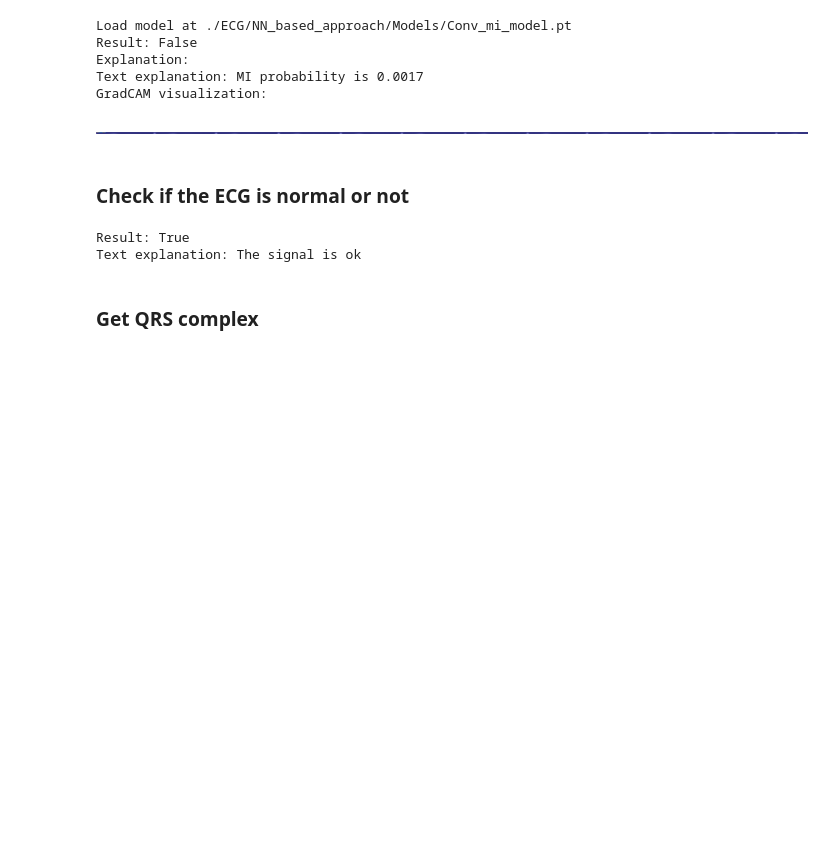
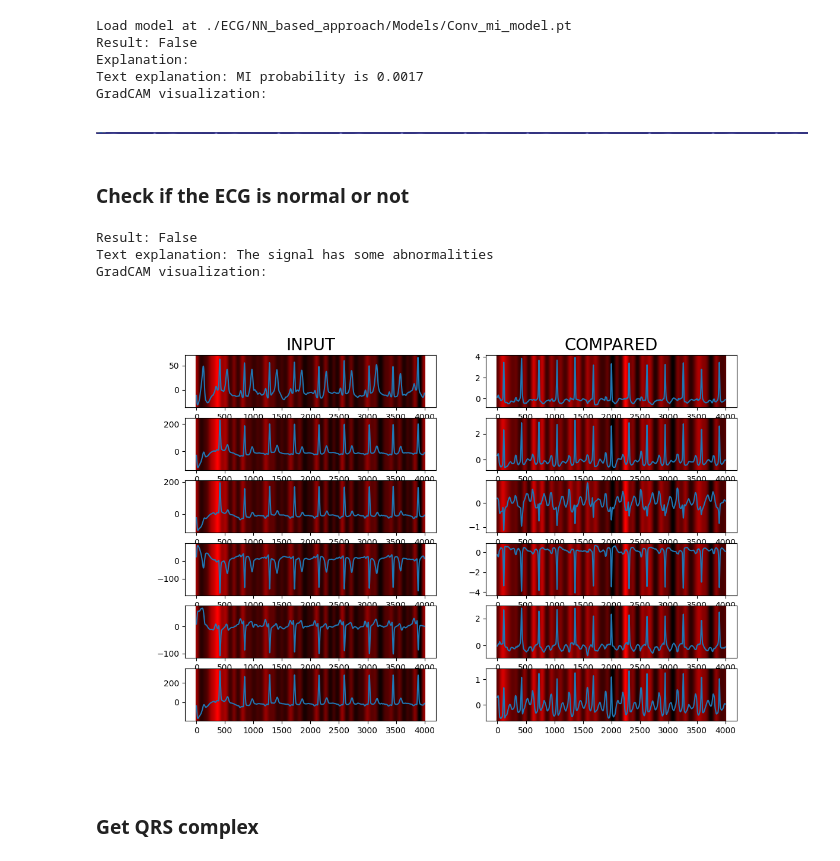
Before and after one commit to aimclub/ECG, a Jupyter notebook: examples/intro_to_ECG.ipynb, the cells around one changed output. Saved outputs shown, nothing was run; the diff lists cells and outputs as text; code cells hidden in the pictures; blank space fills up the shorter version.

```diff
--- a/examples/intro_to_ECG.ipynb
+++ b/examples/intro_to_ECG.ipynb
@@ -126,10 +126,12 @@ from ECG.api import ECGClass
 # %%
 res = api.check_ecg_is_normal(signal[:, :4000], ECGClass.ALL)
 print('Result:', res[0])
-display_text_explanation(res[1])
+display_text_and_image_explanation(res[1])
 # %% [output]
-Result: True
-Text explanation: The signal is ok
+Result: False
+Text explanation: The signal has some abnormalities
+GradCAM visualization:
+[figure, added]
 # %% [markdown]
 ### Get QRS complex
 # %%
```
Also changed, not shown: parts of 2 cells of this notebook, 1 other file.
